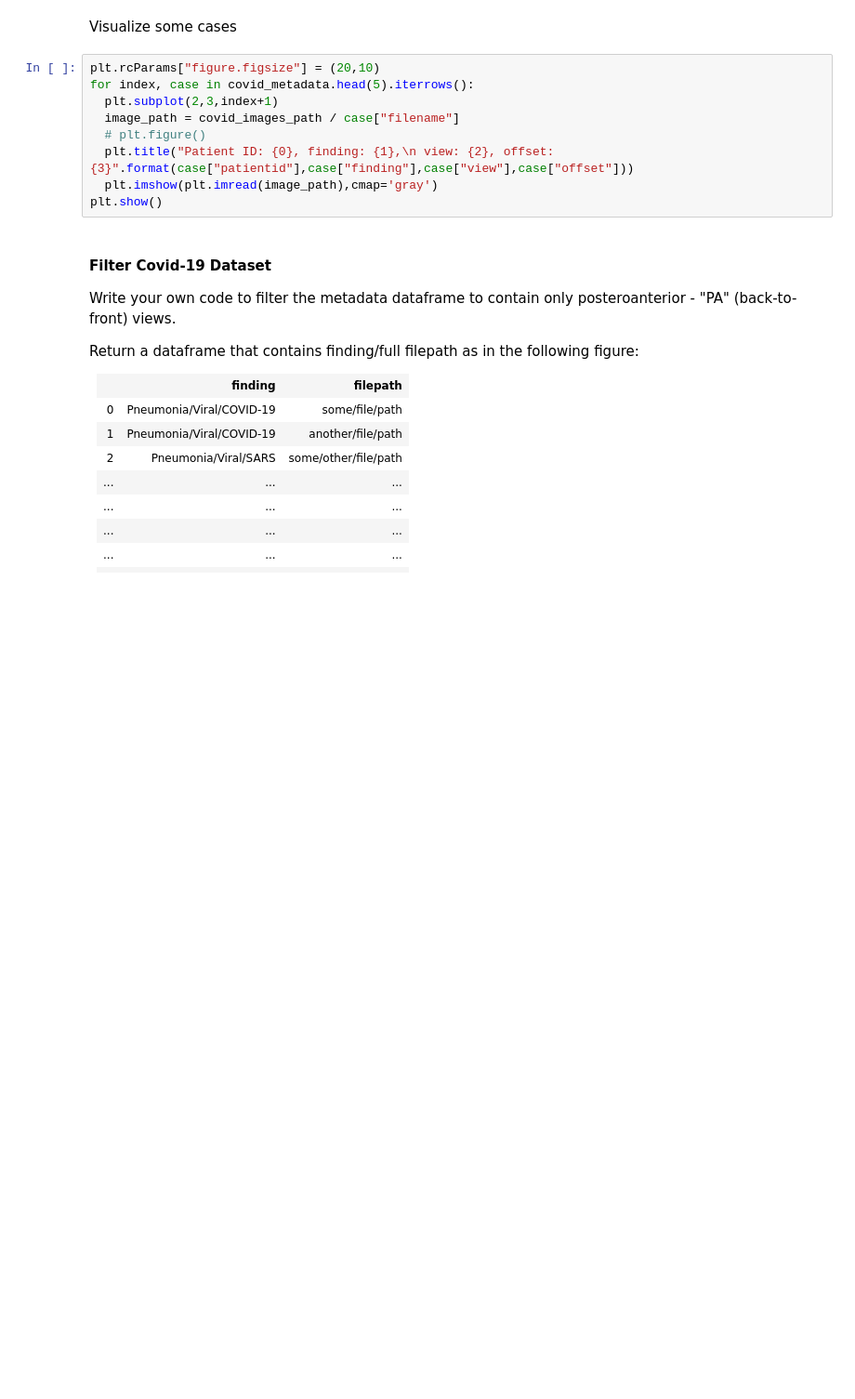
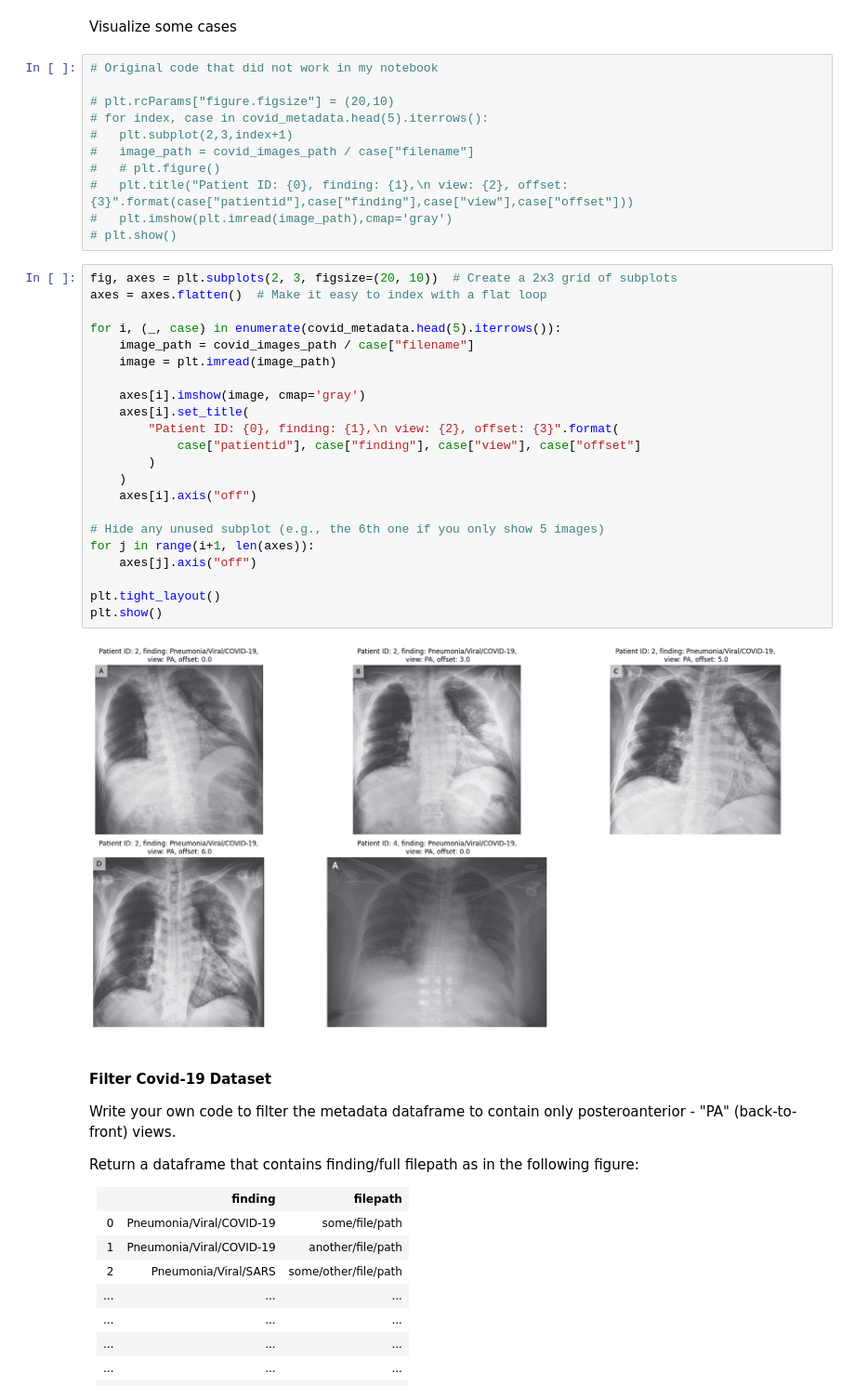
Before and after one commit to amirnadaBGU/deeplearningEE_hw2, a Jupyter notebook: Assignment_2_COVID_19.ipynb, the cells around one changed output. Shown at 93% size. Saved outputs shown, nothing was run; the diff lists cells and outputs as text; blank space fills up the shorter version.

```diff
--- a/Assignment_2_COVID_19.ipynb
+++ b/Assignment_2_COVID_19.ipynb
@@ -78,14 +98,40 @@ list(covid_images_path.glob("*"))[0:10]
 # %% [markdown]
 Visualize some cases
 # %%
-plt.rcParams["figure.figsize"] = (20,10)
-for index, case in covid_metadata.head(5).iterrows():
-  plt.subplot(2,3,index+1)
-  image_path = covid_images_path / case["filename"]
-  # plt.figure()
-  plt.title("Patient ID: {0}, finding: {1},\n view: {2}, offset: {3}".format(case["patientid"],case["finding"],case["view"],case["offset"]))
-  plt.imshow(plt.imread(image_path),cmap='gray')
-plt.show()
+# Original code that did not work in my notebook
+
+# plt.rcParams["figure.figsize"] = (20,10)
+# for index, case in covid_metadata.head(5).iterrows():
+#   plt.subplot(2,3,index+1)
+#   image_path = covid_images_path / case["filename"]
+#   # plt.figure()
+#   plt.title("Patient ID: {0}, finding: {1},\n view: {2}, offset: {3}".format(case["patientid"],case["finding"],case["view"],case["offset"]))
+#   plt.imshow(plt.imread(image_path),cmap='gray')
+# plt.show()
+# %%
+fig, axes = plt.subplots(2, 3, figsize=(20, 10))  # Create a 2x3 grid of subplots
+axes = axes.flatten()  # Make it easy to index with a flat loop
+
+for i, (_, case) in enumerate(covid_metadata.head(5).iterrows()):
+    image_path = covid_images_path / case["filename"]
+    image = plt.imread(image_path)
+
+    axes[i].imshow(image, cmap='gray')
+    axes[i].set_title(
+        "Patient ID: {0}, finding: {1},\n view: {2}, offset: {3}".format(
+            case["patientid"], case["finding"], case["view"], case["offset"]
+        )
+    )
+    axes[i].axis("off")
+
+# Hide any unused subplot (e.g., the 6th one if you only show 5 images)
+for j in range(i+1, len(axes)):
+    axes[j].axis("off")
+
+plt.tight_layout()
+plt.show()
+# %% [output]
+[figure, added]
 # %% [markdown]
 #### Filter Covid-19 Dataset
 Write your own code to filter the metadata dataframe to contain only posteroanterior - "PA" (back-to-front) views.
```
Also changed, not shown: parts of 16 cells of this notebook.
